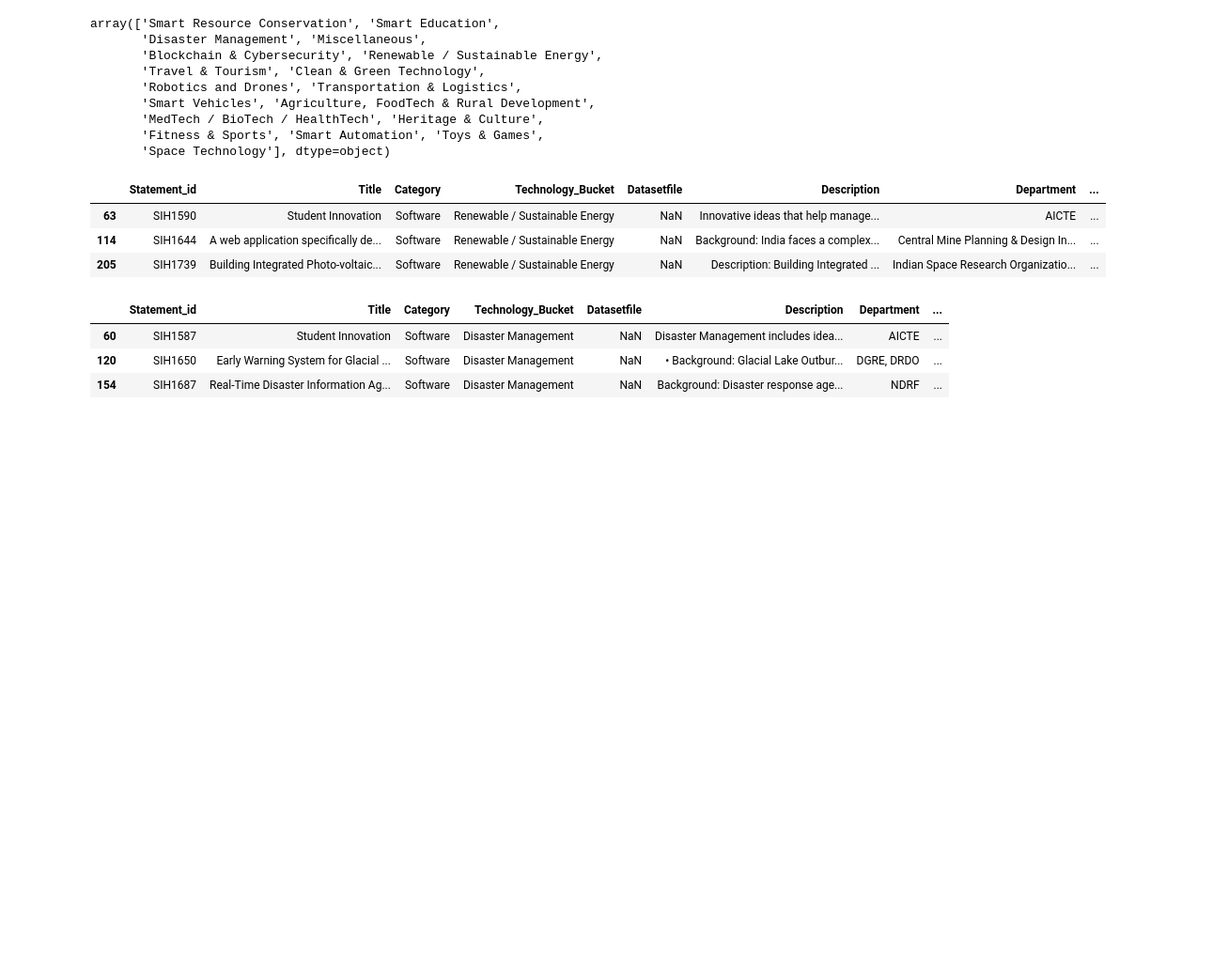
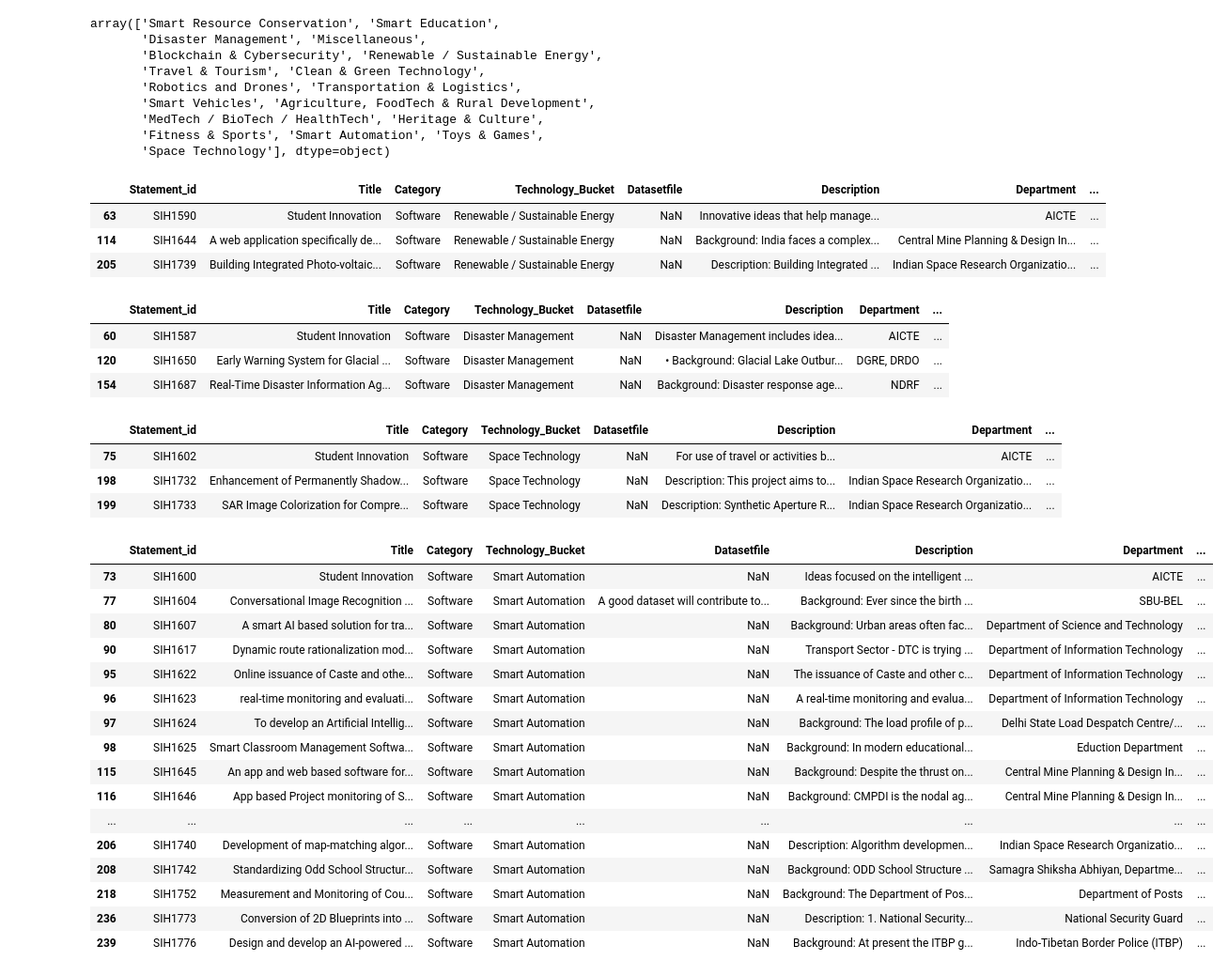
Before and after one commit to prasannad52/Development-works, a Jupyter notebook: AIML/hackathon.ipynb, the cells around one changed output. Shown at 94% size. Drawn from its saved outputs; the diff is of its cells as text; code cells hidden in the pictures; blank space fills up the shorter version.

```diff
--- a/AIML/hackathon.ipynb
+++ b/AIML/hackathon.ipynb
@@ -63,3 +63,30 @@ df[(df['Technology_Bucket'] == 'Disaster Management') & (df['Category'] == 'Soft
 | 60 | SIH1587 | Student Innovation | Software | Disaster Management | NaN | Disaster Management includes idea... | AICTE | ... |
 | 120 | SIH1650 | Early Warning System for Glacial ... | Software | Disaster Management | NaN | • Background: Glacial Lake Outbur... | DGRE, DRDO | ... |
 | 154 | SIH1687 | Real-Time Disaster Information Ag... | Software | Disaster Management | NaN | Background: Disaster response age... | NDRF | ... |
+# %%
+df[(df['Technology_Bucket'] == 'Space Technology') & (df['Category'] == 'Software')]
+# %% [output]
+|  | Statement_id | Title | Category | Technology_Bucket | Datasetfile | Description | Department | ... |
+| 75 | SIH1602 | Student Innovation | Software | Space Technology | NaN | For use of travel or activities b... | AICTE | ... |
+| 198 | SIH1732 | Enhancement of Permanently Shadow... | Software | Space Technology | NaN | Description: This project aims to... | Indian Space Research Organizatio... | ... |
+| 199 | SIH1733 | SAR Image Colorization for Compre... | Software | Space Technology | NaN | Description: Synthetic Aperture R... | Indian Space Research Organizatio... | ... |
+# %%
+df[(df['Technology_Bucket'] == 'Smart Automation') & (df['Category'] == 'Software')]
+# %% [output]
+|  | Statement_id | Title | Category | Technology_Bucket | Datasetfile | Description | Department | ... |
+| 73 | SIH1600 | Student Innovation | Software | Smart Automation | NaN | Ideas focused on the intelligent ... | AICTE | ... |
+| 77 | SIH1604 | Conversational Image Recognition ... | Software | Smart Automation | A good dataset will contribute to... | Background: Ever since the birth ... | SBU-BEL | ... |
+| 80 | SIH1607 | A smart AI based solution for tra... | Software | Smart Automation | NaN | Background: Urban areas often fac... | Department of Science and Technology | ... |
+| 90 | SIH1617 | Dynamic route rationalization mod... | Software | Smart Automation | NaN | Transport Sector - DTC is trying ... | Department of Information Technology | ... |
+| 95 | SIH1622 | Online issuance of Caste and othe... | Software | Smart Automation | NaN | The issuance of Caste and other c... | Department of Information Technology | ... |
+| 96 | SIH1623 | real-time monitoring and evaluati... | Software | Smart Automation | NaN | A real-time monitoring and evalua... | Department of Information Technology | ... |
+| 97 | SIH1624 | To develop an Artificial Intellig... | Software | Smart Automation | NaN | Background: The load profile of p... | Delhi State Load Despatch Centre/... | ... |
+| 98 | SIH1625 | Smart Classroom Management Softwa... | Software | Smart Automation | NaN | Background: In modern educational... | Eduction Department | ... |
+| 115 | SIH1645 | An app and web based software for... | Software | Smart Automation | NaN | Background: Despite the thrust on... | Central Mine Planning & Design In... | ... |
+| 116 | SIH1646 | App based Project monitoring of S... | Software | Smart Automation | NaN | Background: CMPDI is the nodal ag... | Central Mine Planning & Design In... | ... |
+| ... | ... | ... | ... | ... | ... | ... | ... | ... |
+| 206 | SIH1740 | Development of map-matching algor... | Software | Smart Automation | NaN | Description: Algorithm developmen... | Indian Space Research Organizatio... | ... |
+| 208 | SIH1742 | Standardizing Odd School Structur... | Software | Smart Automation | NaN | Background: ODD School Structure ... | Samagra Shiksha Abhiyan, Departme... | ... |
+| 218 | SIH1752 | Measurement and Monitoring of Cou... | Software | Smart Automation | NaN | Background: The Department of Pos... | Department of Posts | ... |
+| 236 | SIH1773 | Conversion of 2D Blueprints into ... | Software | Smart Automation | NaN | Description: 1. National Security... | National Security Guard | ... |
+| 239 | SIH1776 | Design and develop an AI-powered ... | Software | Smart Automation | NaN | Background: At present the ITBP g... | Indo-Tibetan Border Police (ITBP) | ... |
```
Also changed, not shown: parts of 3 cells of this notebook.
